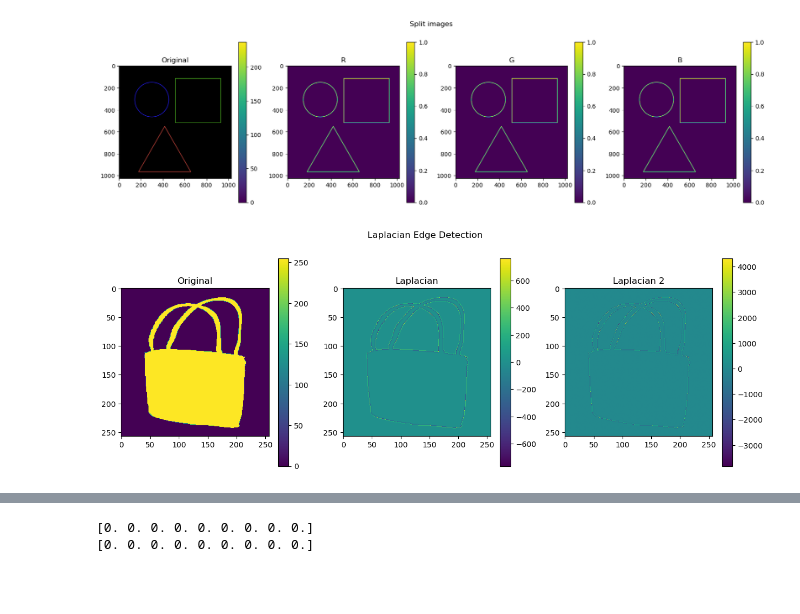
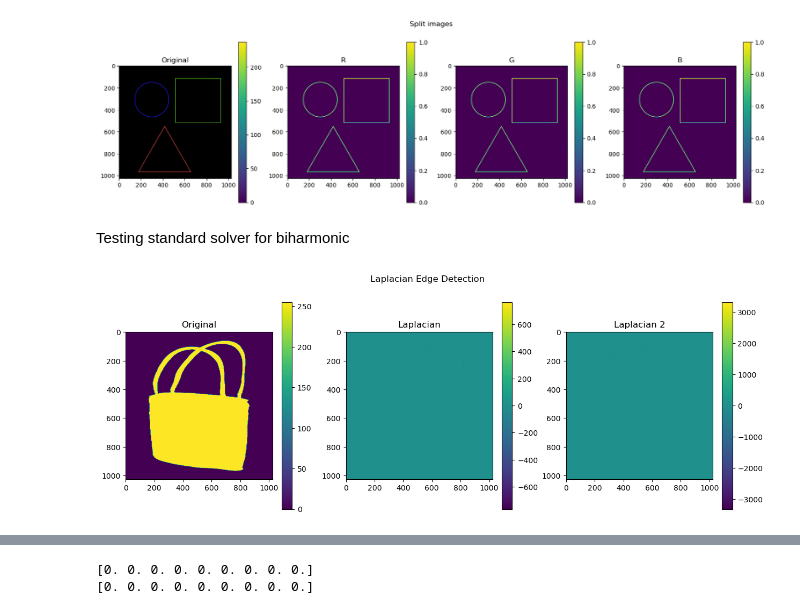
Before and after one commit to kerwin145/UGrid, a Jupyter notebook: playground.ipynb, the cells around one changed output, grey strips where cells are left out. Cells and saved outputs as stored; diff of their text form; code cells hidden in the pictures; blank space fills up the shorter version.

```diff
--- a/playground.ipynb
+++ b/playground.ipynb
@@ -69,20 +71,22 @@ plt_subplot({
 # %%
 # %% [output]
 [figure]
+# %% [markdown]
+Testing standard solver for biharmonic
 # %%
-img = cv2.imread("var/testcase/bmp/257/bag.bmp", cv2.IMREAD_GRAYSCALE)  # ensures 2D grayscale
+img = cv2.imread("var/testcase/bmp/1025/bag.bmp", cv2.IMREAD_GRAYSCALE)  # ensures 2D grayscale
 img = img.astype(np.float32)  # convert to float32
 
 lap_map = get_laplacian_map(img)
 lap2_map = get_laplacian_map(lap_map)
 
 plt_subplot({
     "Original": img,
     "Laplacian": lap_map,
     "Laplacian 2": lap2_map
 }, suptitle="Laplacian Edge Detection", unit_size=5)
 # %% [output]
-[figure, old version]
+[figure, new version]
 # %%
 # a version from util/solver.py but with assemble_biharmonic_problem
 def scipy_solve_biharmonic(bc_value: np.ndarray,
```
Also changed, not shown: parts of 6 cells of this notebook, 1 other file.
